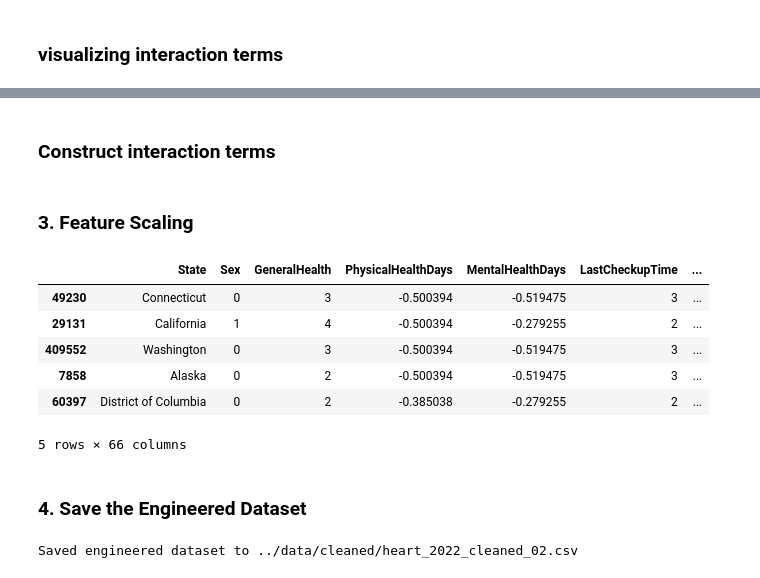
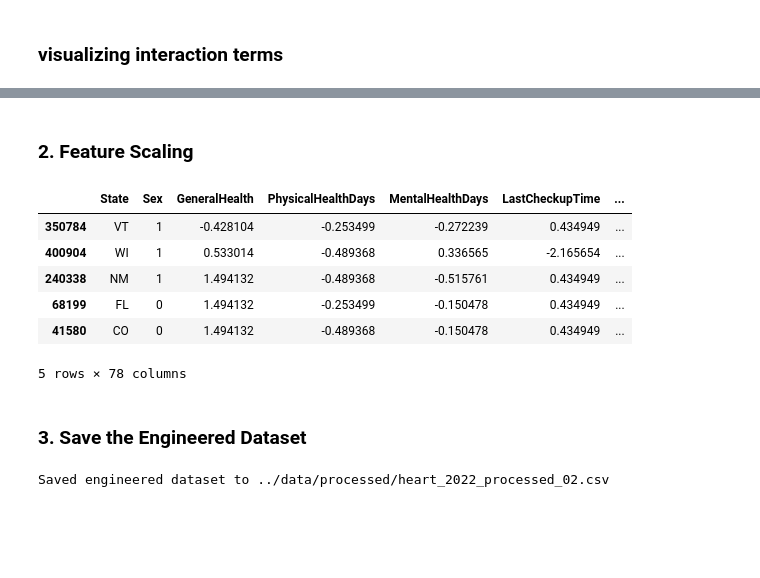
Before and after one commit to MaxChiu1122/ML-Project-with-Cathay-Life, a Jupyter notebook: notebooks/02_feature_engineering.ipynb, the cells around one changed output, grey strips where cells are left out. Drawn from its saved outputs; the diff is of its cells as text; code cells hidden in the pictures; blank space fills up the shorter version.

```diff
--- a/notebooks/02_feature_engineering.ipynb
+++ b/notebooks/02_feature_engineering.ipynb
@@ -43,5 +39,0 @@ df.sample(5)
-# %%
-# Apply encoding
-df = encode_features(df)
-print("Remaining object (categorical) columns:")
-df.describe(include='object').T
@@ -128,2 +106,0 @@ for feature in binning_vars:
-# %% [markdown]
-### Construct interaction terms
@@ -150,2 +107,2 @@ df["BMI_Height"] = df["BMI"] * df["HeightInMeters"]
 # %% [markdown]
-### 3. Feature Scaling
+### 2. Feature Scaling
@@ -155,22 +109,36 @@ numerical_columns = df.select_dtypes(include=['float64']).columns.tolist()
-# %%
-# Apply StandardScaler to the numerical columns
-scaler = StandardScaler()
-df[numerical_columns] = scaler.fit_transform(df[numerical_columns])
-
-df.sample(5)
-# %% [output]
-|  | State | Sex | GeneralHealth | PhysicalHealthDays | MentalHealthDays | LastCheckupTime | ... |
-| 49230 | Connecticut | 0 | 3 | -0.500394 | -0.519475 | 3 | ... |
-| 29131 | California | 1 | 4 | -0.500394 | -0.279255 | 2 | ... |
-| 409552 | Washington | 0 | 3 | -0.500394 | -0.519475 | 3 | ... |
-| 7858 | Alaska | 0 | 2 | -0.500394 | -0.519475 | 3 | ... |
-| 60397 | District of Columbia | 0 | 2 | -0.385038 | -0.279255 | 2 | ... |
-5 rows × 66 columns
+# %%
+# Define binary columns
+binary_cols = [
+    'Sex', 'PhysicalActivities', 'HadAngina', 'HadStroke', 'HadAsthma', 'HadSkinCancer',
+    'HadCOPD', 'HadDepressiveDisorder', 'HadKidneyDisease', 'HadArthritis',
+    'DeafOrHardOfHearing', 'BlindOrVisionDifficulty', 'DifficultyConcentrating',
+    'DifficultyWalking', 'DifficultyDressingBathing', 'DifficultyErrands',
+    'AlcoholDrinkers', 'HIVTesting', 'FluVaxLast12', 'PneumoVaxEver',
+    'ChestScan', 'HighRiskLastYear'
+]
+
+# Select numeric columns and exclude binary ones
+numerical_columns = df.select_dtypes(include=['float64', 'int64']).columns.tolist()
+columns_to_scale = [col for col in numerical_columns if col not in binary_cols]
+
+# Scale only non-binary numeric features
+scaler = StandardScaler()
+df[columns_to_scale] = scaler.fit_transform(df[columns_to_scale])
+
+df.sample(5)
+# %% [output]
+|  | State | Sex | GeneralHealth | PhysicalHealthDays | MentalHealthDays | LastCheckupTime | ... |
+| 350784 | VT | 1 | -0.428104 | -0.253499 | -0.272239 | 0.434949 | ... |
+| 400904 | WI | 1 | 0.533014 | -0.489368 | 0.336565 | -2.165654 | ... |
+| 240338 | NM | 1 | 1.494132 | -0.489368 | -0.515761 | 0.434949 | ... |
+| 68199 | FL | 0 | 1.494132 | -0.253499 | -0.150478 | 0.434949 | ... |
+| 41580 | CO | 0 | 1.494132 | -0.489368 | -0.150478 | 0.434949 | ... |
+5 rows × 78 columns
 # %% [markdown]
-### 4. Save the Engineered Dataset
+### 3. Save the Engineered Dataset
 # %%
-output_path = '../data/cleaned/heart_2022_cleaned_02.csv'
+output_path = '../data/processed/heart_2022_processed_02.csv'
 df.to_csv(output_path, index=False)
 print(f"Saved engineered dataset to {output_path}")
 # %% [output]
-Saved engineered dataset to ../data/cleaned/heart_2022_cleaned_02.csv
+Saved engineered dataset to ../data/processed/heart_2022_processed_02.csv
```
Also changed, not shown: parts of 10 cells of this notebook, 10 other files.
